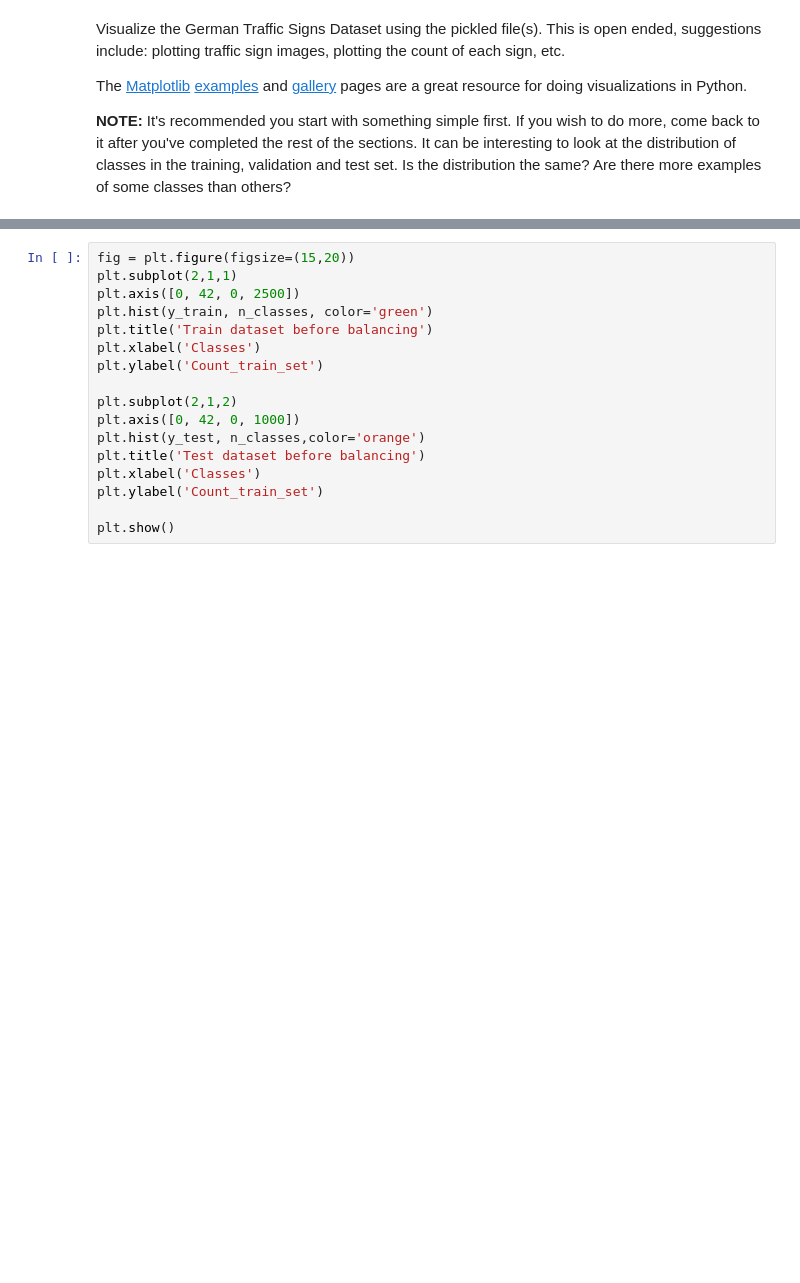
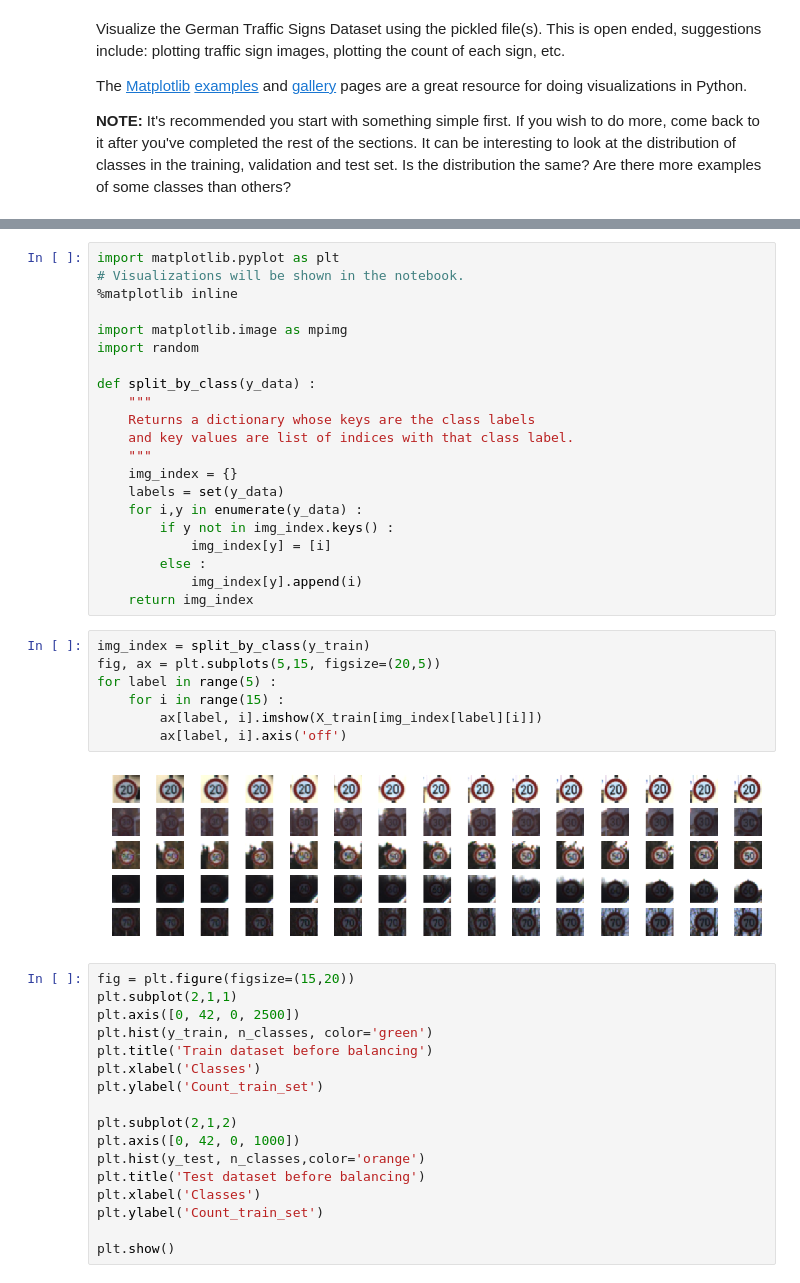
Before and after one commit to silenc3502/PyTensorTrafficSignClassify, a Jupyter notebook: Traffic_Sign_Classifier.ipynb, the cells around one changed output, grey strips where cells are left out. Saved outputs shown, nothing was run; the diff lists cells and outputs as text; blank space fills up the shorter version.

Commit message:
Success to classifying & visualization

```diff
--- a/Traffic_Sign_Classifier.ipynb
+++ b/Traffic_Sign_Classifier.ipynb
@@ -113,3 +113,33 @@ Randomness train dataset
+# %%
+import matplotlib.pyplot as plt
+# Visualizations will be shown in the notebook.
+%matplotlib inline
+
+import matplotlib.image as mpimg
+import random
+
+def split_by_class(y_data) :
+    """
+    Returns a dictionary whose keys are the class labels
+    and key values are list of indices with that class label.
+    """
+    img_index = {}
+    labels = set(y_data)
+    for i,y in enumerate(y_data) :
+        if y not in img_index.keys() :
+            img_index[y] = [i]
+        else :
+            img_index[y].append(i)
+    return img_index
+# %%
+img_index = split_by_class(y_train)
+fig, ax = plt.subplots(5,15, figsize=(20,5))
+for label in range(5) :
+    for i in range(15) :
+        ax[label, i].imshow(X_train[img_index[label][i]])
+        ax[label, i].axis('off')
+# %% [output]
+[figure, added]
 # %%
 fig = plt.figure(figsize=(15,20))
 plt.subplot(2,1,1)
```
Also changed, not shown: parts of 44 cells of this notebook, 5 other files.
